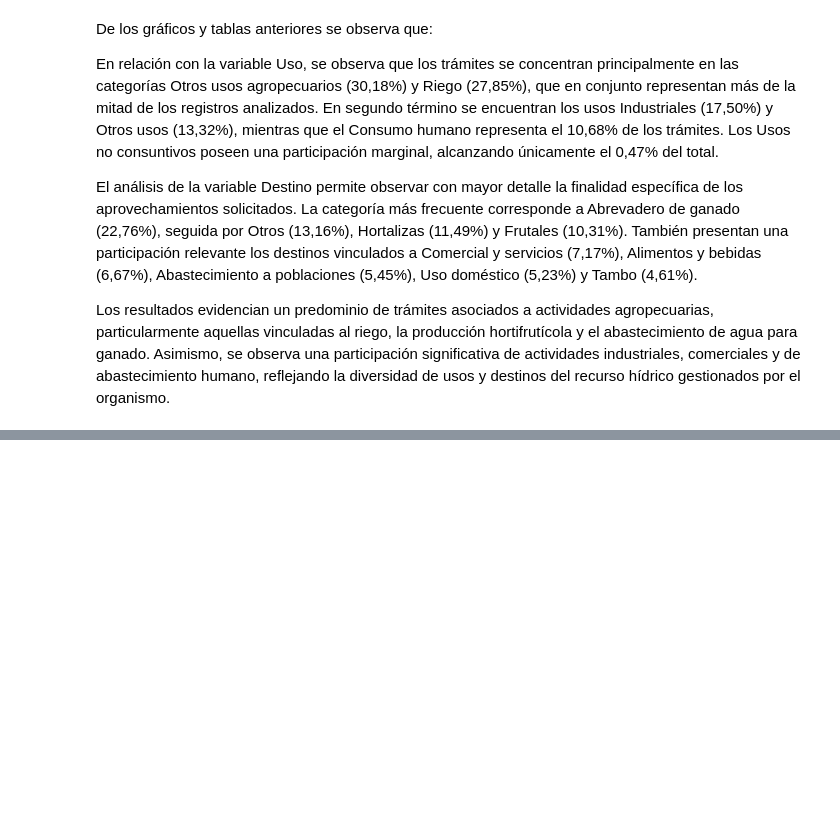
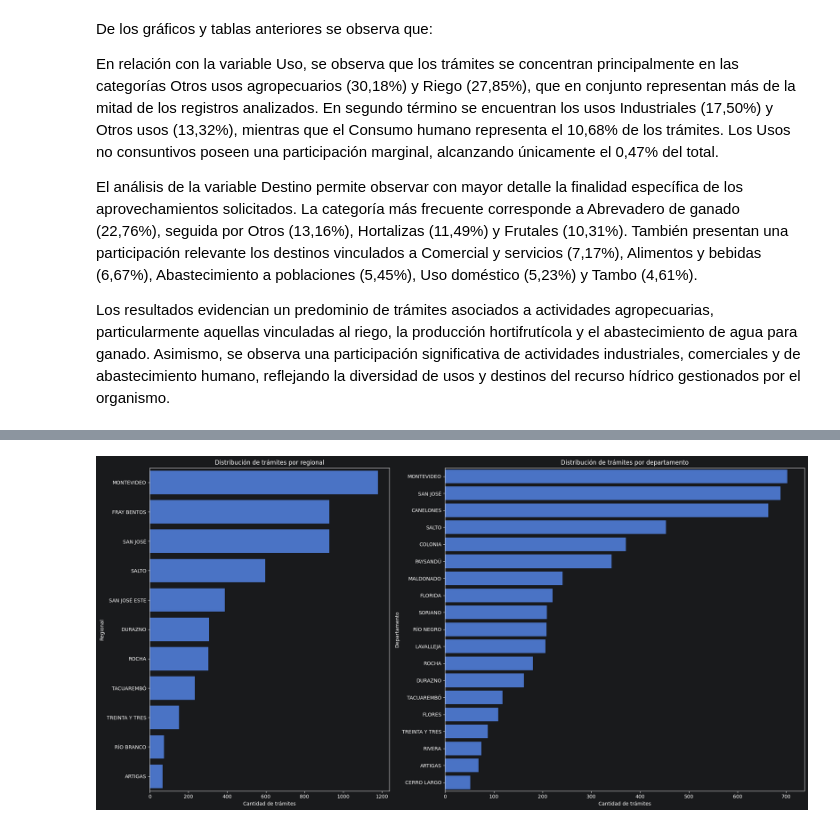
Before and after one commit to fcuneo/proyecto-python-diplomado, a Jupyter notebook: notebooks/practice.ipynb, the cells around one changed output, grey strips where cells are left out. Drawn from its saved outputs; the diff is of its cells as text; code cells hidden in the pictures; blank space fills up the shorter version.

```diff
--- a/notebooks/practice.ipynb
+++ b/notebooks/practice.ipynb
@@ -894,0 +899,35 @@ Los resultados evidencian un predominio de trámites asociados a actividades agr
+# %%
+fig, axes = plt.subplots(
+    1, 2,
+    figsize=(20, 10),
+    gridspec_kw={'width_ratios': [1, 1.5]}
+)
+
+# Regional
+sns.countplot(
+    data=df,
+    y="Regional",
+    order=df["Regional"].value_counts().index,
+    ax=axes[0]
+)
+
+axes[0].set_title("Distribución de trámites por regional")
+axes[0].set_xlabel("Cantidad de trámites")
+axes[0].set_ylabel("Regional")
+
+# Departamento
+sns.countplot(
+    data=df,
+    y="Departamento",
+    order=df["Departamento"].value_counts().index,
+    ax=axes[1]
+)
+
+axes[1].set_title("Distribución de trámites por departamento")
+axes[1].set_xlabel("Cantidad de trámites")
+axes[1].set_ylabel("Departamento")
+
+plt.tight_layout()
+plt.show()
+# %% [output]
+[figure, added]
```
Also changed, not shown: parts of 28 cells of this notebook.
